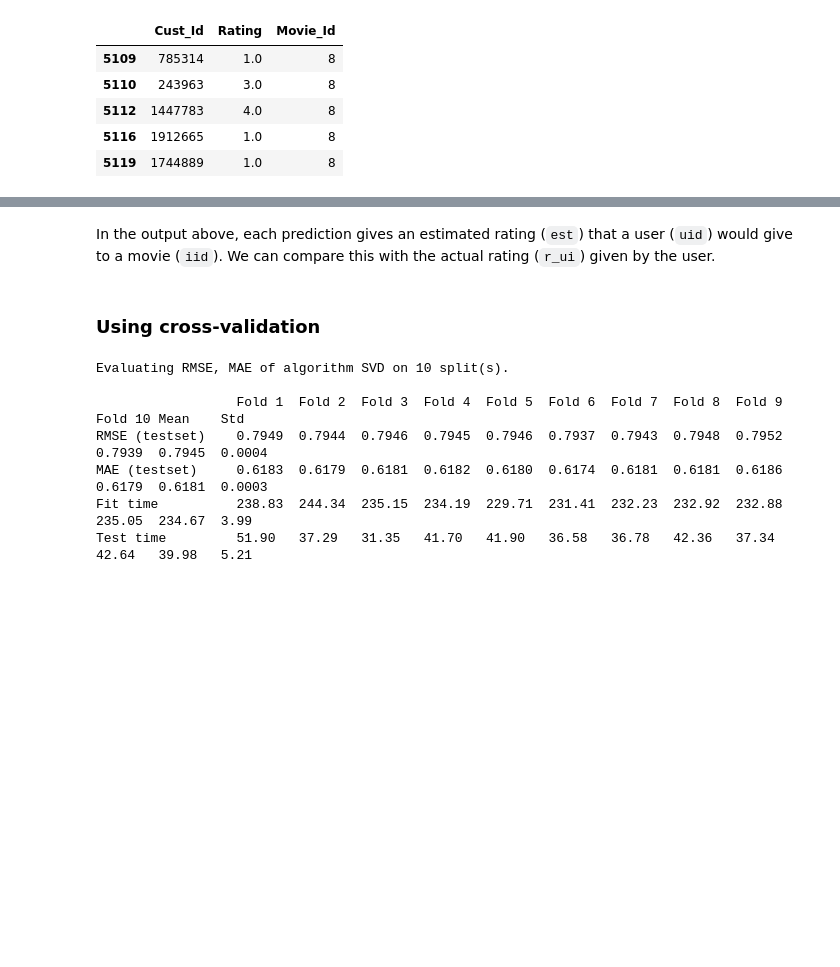
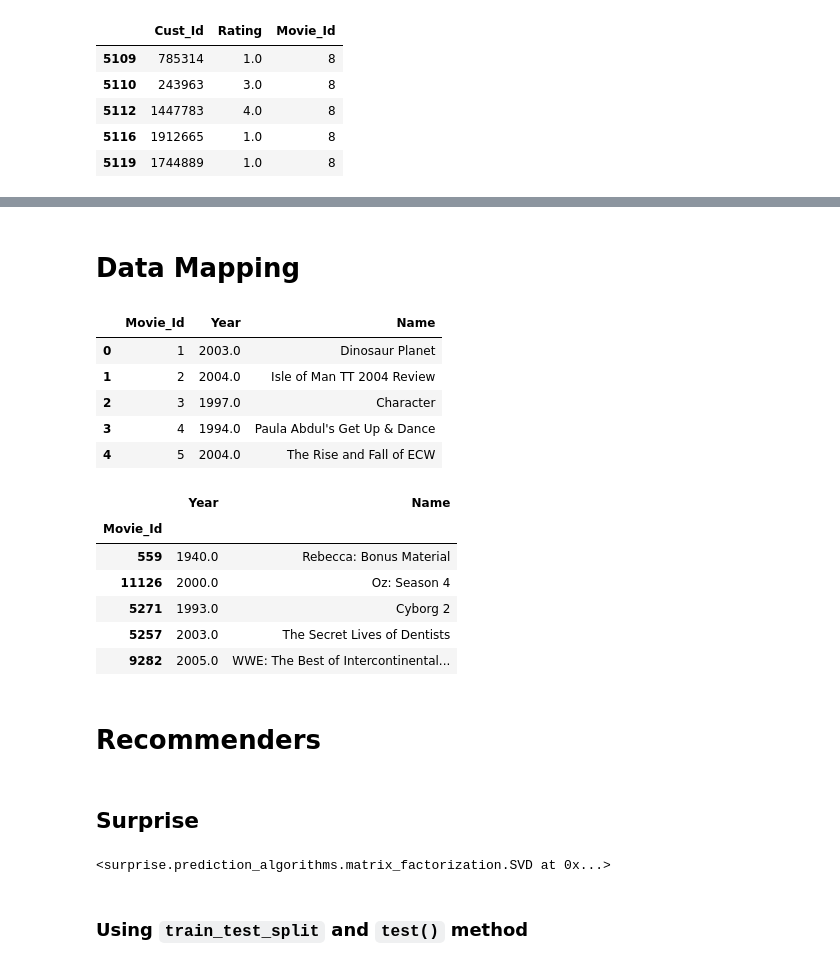
Before and after one commit to edubf22/recommender-challenge, a Jupyter notebook: notebooks/data-manipulation.ipynb, the cells around one changed output, grey strips where cells are left out. Cells and saved outputs as stored; diff of their text form; code cells hidden in the pictures; blank space fills up the shorter version.

Commit message:
Added data mapping part

```diff
--- a/notebooks/data-manipulation.ipynb
+++ b/notebooks/data-manipulation.ipynb
@@ -299,15 +270,42 @@ pred
-# %% [markdown]
-In the output above, each prediction gives an estimated rating (`est`) that a user (`uid`) would give to a movie (`iid`). We can compare this with the actual rating (`r_ui`) given by the user.
-# %% [markdown]
-### Using cross-validation
-# %%
-# Use cross-validation to evaluate the model
-results = cross_validate(model, data, measures=['RMSE', 'MAE'], cv=10, verbose=True)
-# %% [output]
-Evaluating RMSE, MAE of algorithm SVD on 10 split(s).
-
-                  Fold 1  Fold 2  Fold 3  Fold 4  Fold 5  Fold 6  Fold 7  Fold 8  Fold 9  Fold 10 Mean    Std
-RMSE (testset)    0.7949  0.7944  0.7946  0.7945  0.7946  0.7937  0.7943  0.7948  0.7952  0.7939  0.7945  0.0004
-MAE (testset)     0.6183  0.6179  0.6181  0.6182  0.6180  0.6174  0.6181  0.6181  0.6186  0.6179  0.6181  0.0003
-Fit time          238.83  244.34  235.15  234.19  229.71  231.41  232.23  232.92  232.88  235.05  234.67  3.99
-Test time         51.90   37.29   31.35   41.70   41.90   36.58   36.78   42.36   37.34   42.64   39.98   5.21
+# %% [markdown]
+# Data Mapping
+# %%
+# Let's load movie title information so we know what movie we are referring to
+titles = pd.read_csv('/home/eduardo/projects/recommender-data/movie_titles.csv',
+    header=None,
+    encoding="ISO-8859-1",
+    usecols=[0, 1, 2],
+    names=['Movie_Id', 'Year', 'Name'])
+
+titles.head()
+# %% [output]
+|  | Movie_Id | Year | Name |
+| 0 | 1 | 2003.0 | Dinosaur Planet |
+| 1 | 2 | 2004.0 | Isle of Man TT 2004 Review |
+| 2 | 3 | 1997.0 | Character |
+| 3 | 4 | 1994.0 | Paula Abdul's Get Up & Dance |
+| 4 | 5 | 2004.0 | The Rise and Fall of ECW |
+# %%
+# Index is redundant with Movie_Id
+titles.set_index('Movie_Id', inplace=True)
+titles.sample(5)
+# %% [output]
+|  | Year | Name |
+| Movie_Id |  |  |
+| 559 | 1940.0 | Rebecca: Bonus Material |
+| 11126 | 2000.0 | Oz: Season 4 |
+| 5271 | 1993.0 | Cyborg 2 |
+| 5257 | 2003.0 | The Secret Lives of Dentists |
+| 9282 | 2005.0 | WWE: The Best of Intercontinental... |
+# %% [markdown]
+# Recommenders
+# %% [markdown]
+## Surprise
+# %%
+# Load the dataset from our filtered Pandas dataframe
+reader = Reader(rating_scale=(1.0, 5.0))
+data = Dataset.load_from_df(df_filtered[['Cust_Id', 'Movie_Id', 'Rating']], reader)
+# %% [output]
+<surprise.prediction_algorithms.matrix_factorization.SVD at 0x...>
+# %% [markdown]
+### Using `train_test_split` and `test()` method
```
Also changed, not shown: parts of 9 cells of this notebook.
